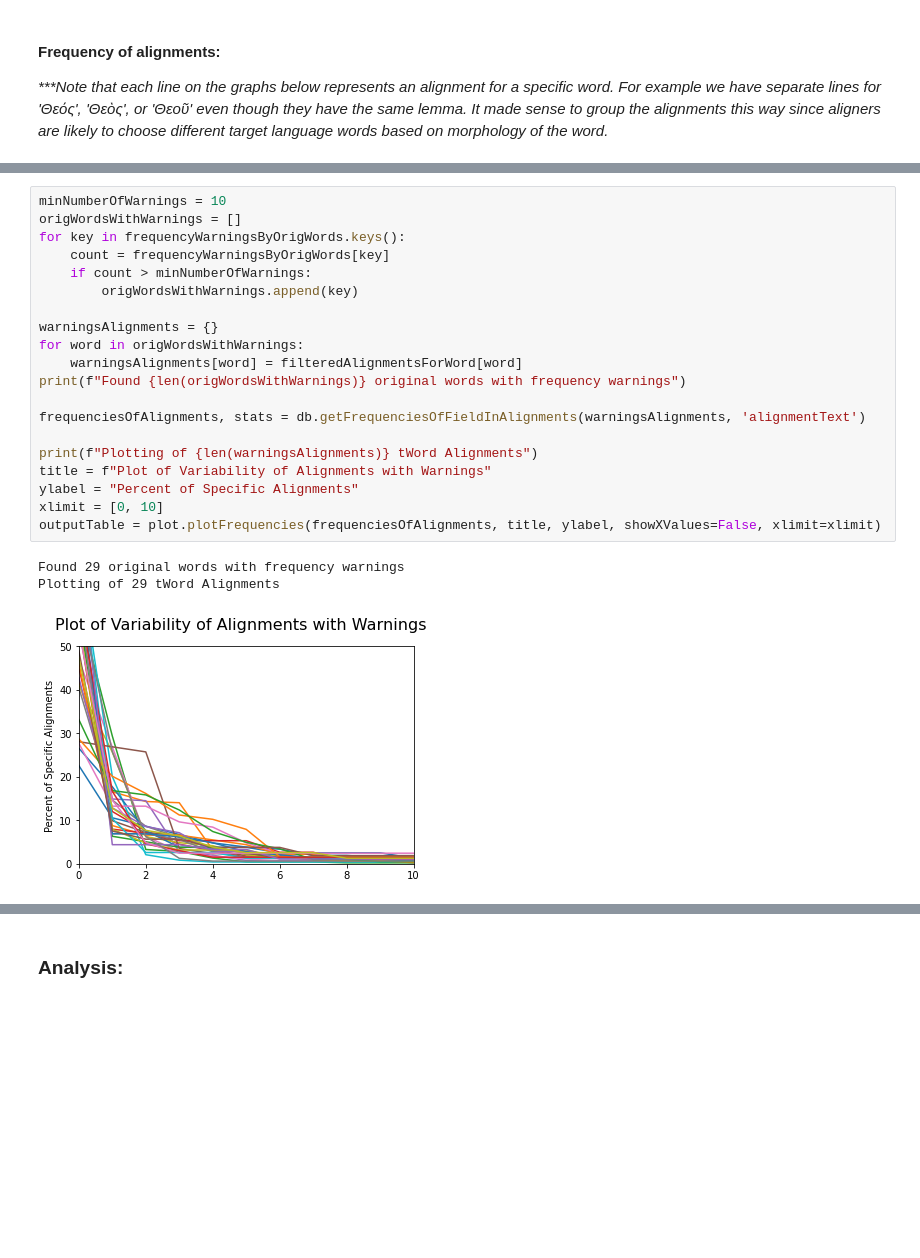
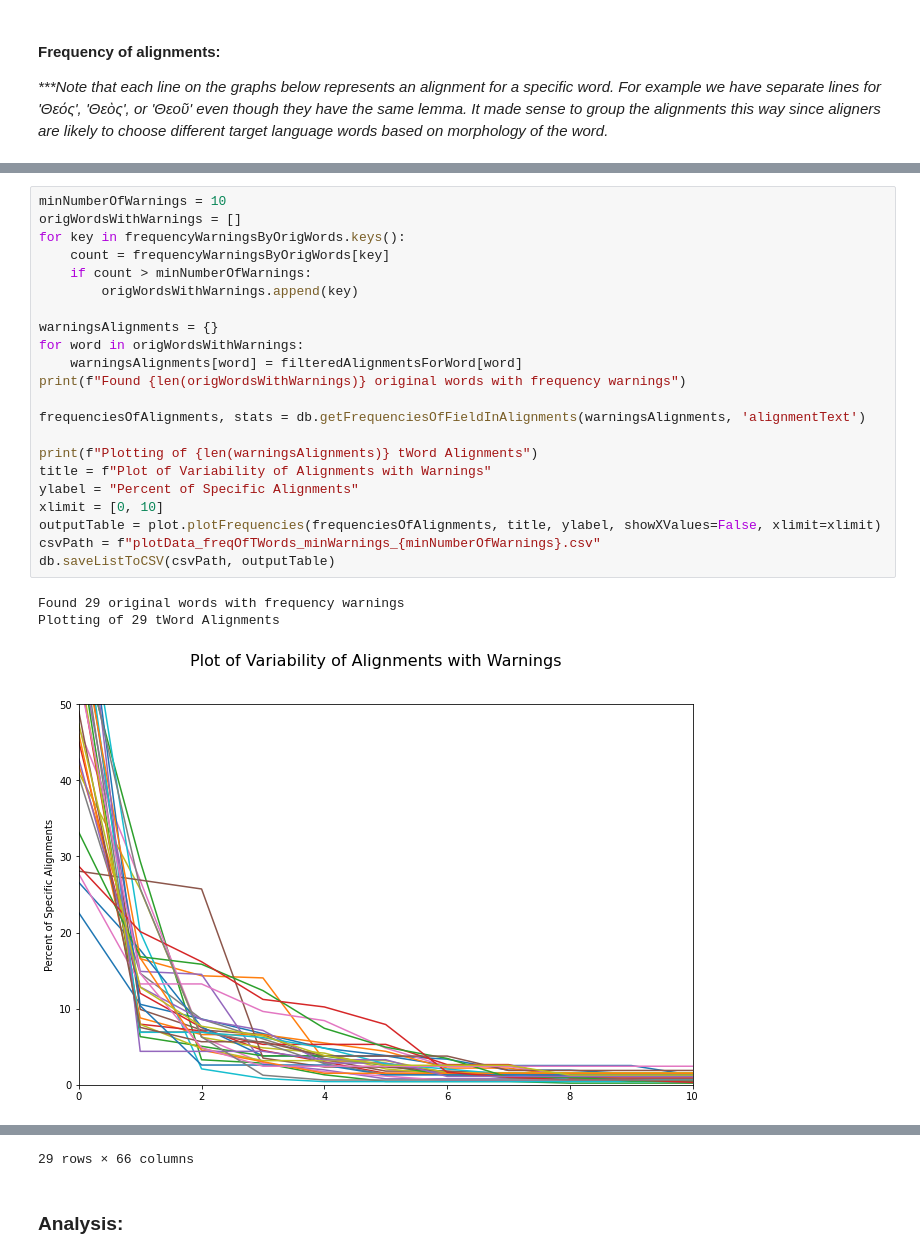
Before and after one commit to unfoldingWord-box3/alignment-ml, a Jupyter notebook: plot_multi_alignments_twords.ipynb, the cells around one changed output, grey strips where cells are left out. Saved outputs shown, nothing was run; the diff lists cells and outputs as text; blank space fills up the shorter version.

```diff
--- a/plot_multi_alignments_twords.ipynb
+++ b/plot_multi_alignments_twords.ipynb
@@ -131,24 +148,26 @@ Name: lemma, Length: 97, dtype: int64
 # %%
 minNumberOfWarnings = 10
 origWordsWithWarnings = []
 for key in frequencyWarningsByOrigWords.keys():
     count = frequencyWarningsByOrigWords[key]
     if count > minNumberOfWarnings:
         origWordsWithWarnings.append(key)
 
 warningsAlignments = {}
 for word in origWordsWithWarnings:
     warningsAlignments[word] = filteredAlignmentsForWord[word]
 print(f"Found {len(origWordsWithWarnings)} original words with frequency warnings")
 
 frequenciesOfAlignments, stats = db.getFrequenciesOfFieldInAlignments(warningsAlignments, 'alignmentText')
 
 print(f"Plotting of {len(warningsAlignments)} tWord Alignments")
 title = f"Plot of Variability of Alignments with Warnings"
 ylabel = "Percent of Specific Alignments"
 xlimit = [0, 10]
 outputTable = plot.plotFrequencies(frequenciesOfAlignments, title, ylabel, showXValues=False, xlimit=xlimit)
+csvPath = f"plotData_freqOfTWords_minWarnings_{minNumberOfWarnings}.csv"
+db.saveListToCSV(csvPath, outputTable)
 # %% [output]
 Found 29 original words with frequency warnings
 Plotting of 29 tWord Alignments
-[figure, old version]
+[figure, new version]
@@ -155,3 +191,4 @@ Plotting of 29 tWord Alignments
+29 rows × 66 columns
 # %% [markdown]
 ### Analysis:
 # %% [markdown]
```
Also changed, not shown: parts of 10 cells of this notebook, 15 other files.
